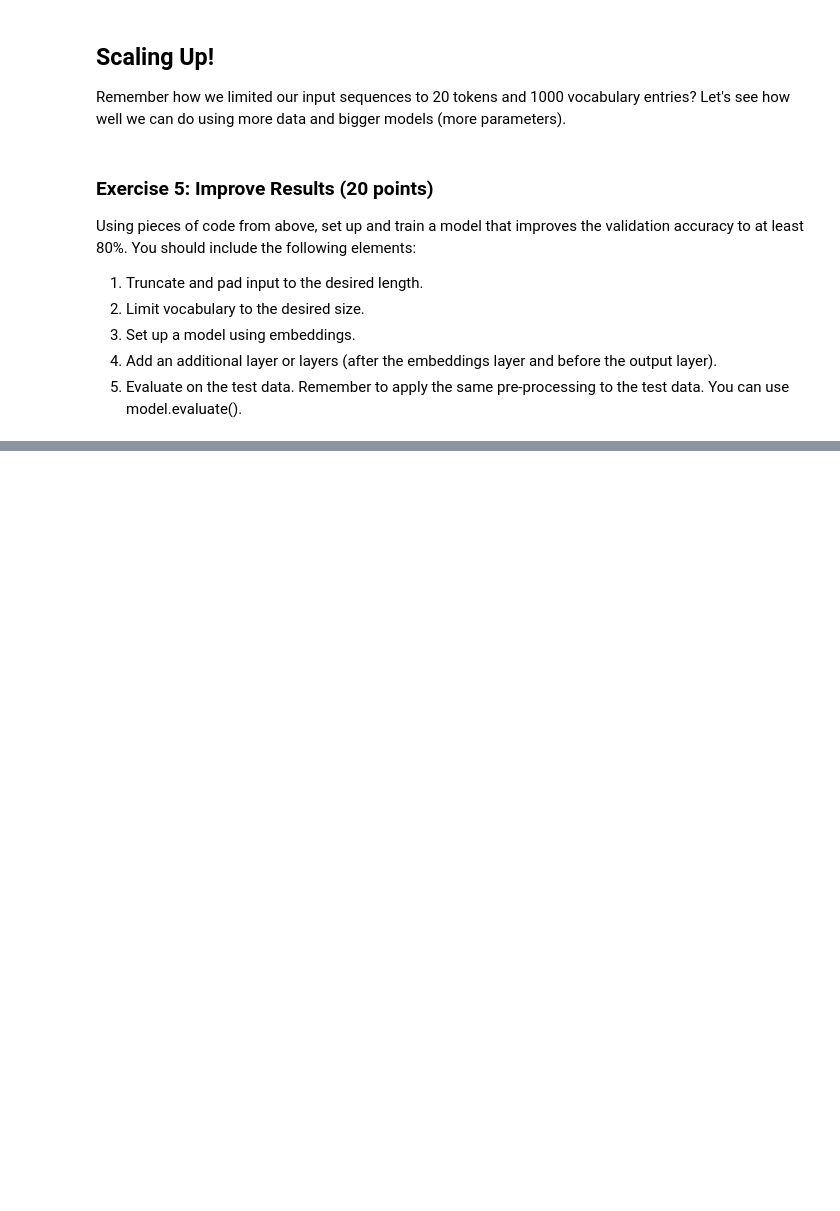
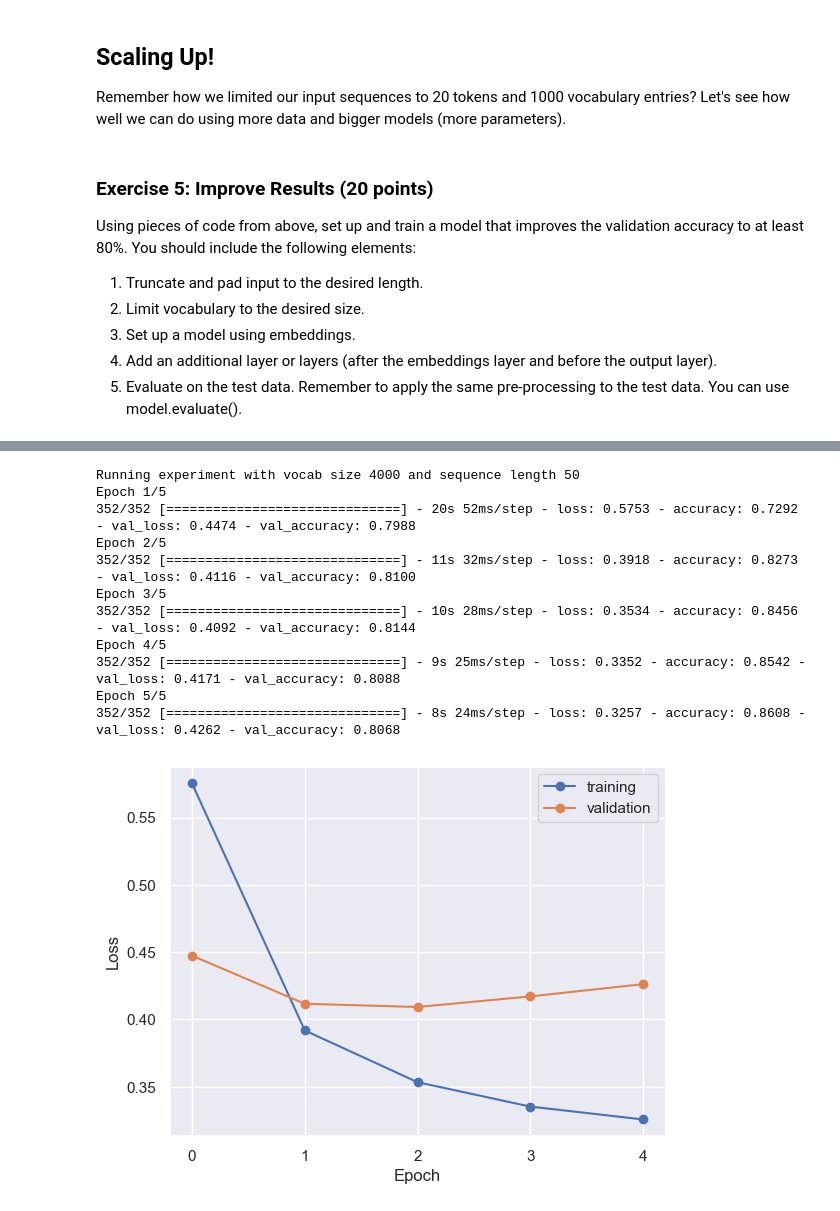
Before and after one commit to garyukong/w207-homework, a Jupyter notebook: 09 Embeddings for Text.ipynb, the cells around one changed output, grey strips where cells are left out. Saved outputs shown, nothing was run; the diff lists cells and outputs as text; code cells hidden in the pictures; blank space fills up the shorter version.

```diff
--- a/09 Embeddings for Text.ipynb
+++ b/09 Embeddings for Text.ipynb
@@ -706,0 +831,16 @@ Using pieces of code from above, set up and train a model that improves the vali
+# %%
+# Run an experiment with vocab_size = 4000 and sequence_length = 50
+df_final_experiment = final_experiment(df_final_experiment, vocab_size=4000, sequence_length=50)
+# %% [output]
+Running experiment with vocab size 4000 and sequence length 50
+Epoch 1/5
+352/352 [==============================] - 20s 52ms/step - loss: 0.5753 - accuracy: 0.7292 - val_loss: 0.4474 - val_accuracy: 0.7988
+Epoch 2/5
+352/352 [==============================] - 11s 32ms/step - loss: 0.3918 - accuracy: 0.8273 - val_loss: 0.4116 - val_accuracy: 0.8100
+Epoch 3/5
+352/352 [==============================] - 10s 28ms/step - loss: 0.3534 - accuracy: 0.8456 - val_loss: 0.4092 - val_accuracy: 0.8144
+Epoch 4/5
+352/352 [==============================] - 9s 25ms/step - loss: 0.3352 - accuracy: 0.8542 - val_loss: 0.4171 - val_accuracy: 0.8088
+Epoch 5/5
+352/352 [==============================] - 8s 24ms/step - loss: 0.3257 - accuracy: 0.8608 - val_loss: 0.4262 - val_accuracy: 0.8068
+[figure, added]
```
Also changed, not shown: parts of 24 cells of this notebook, 1 other file.
